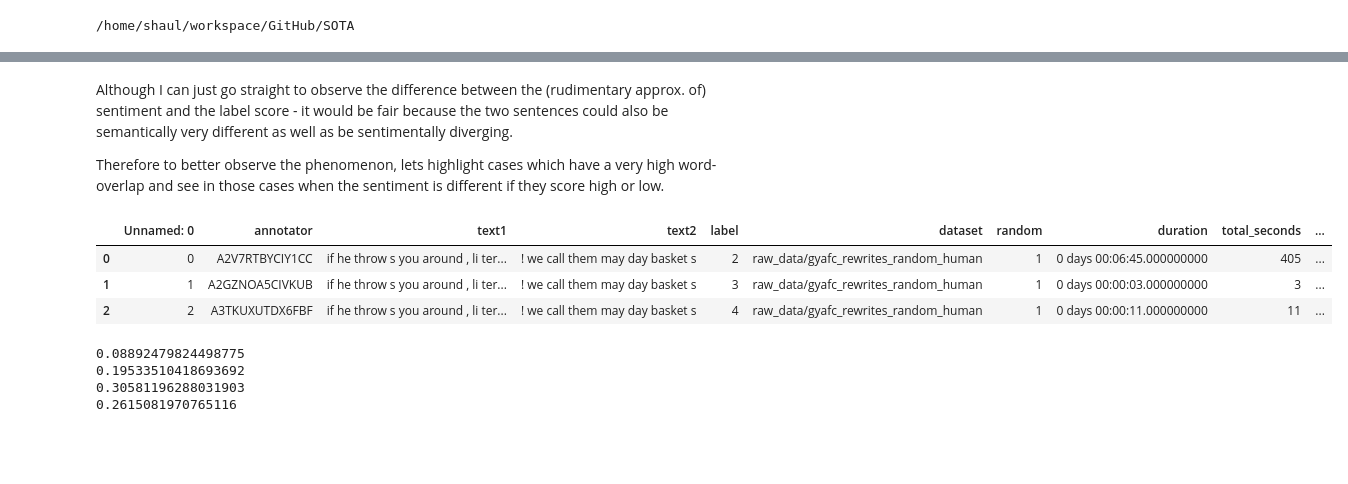
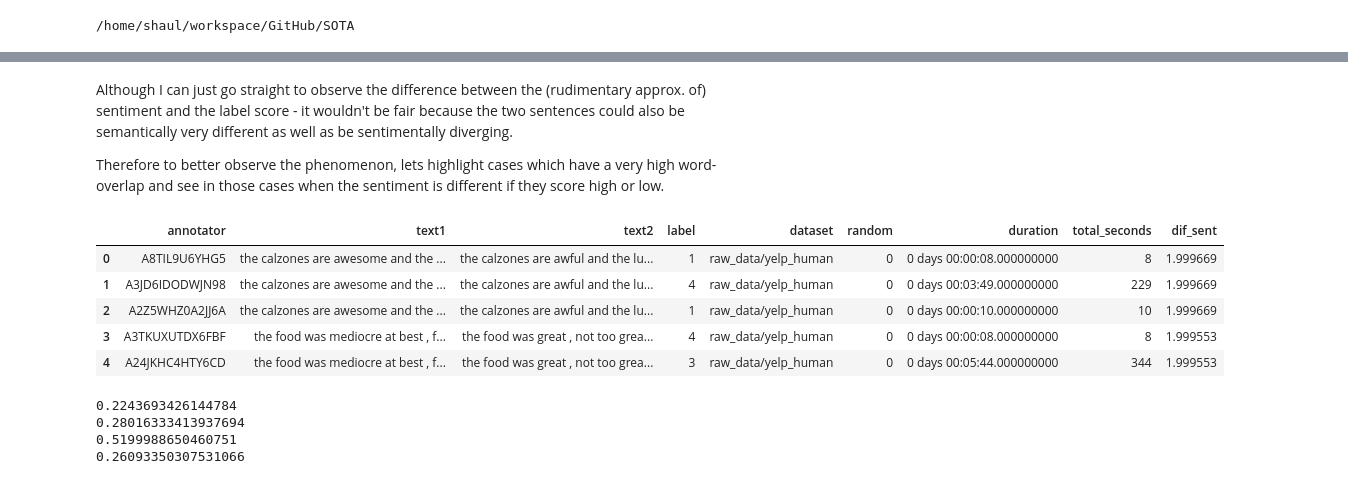
Before and after one commit to Hernanros/SOTA, a Jupyter notebook: notebooks/exploration/[SS]Explore_Sentiment.ipynb, the cells around one changed output, grey strips where cells are left out. Cells and saved outputs as stored; diff of their text form; code cells hidden in the pictures; blank space fills up the shorter version.

```diff
--- a/notebooks/exploration/[SS]Explore_Sentiment.ipynb
+++ b/notebooks/exploration/[SS]Explore_Sentiment.ipynb
@@ -51,16 +60,25 @@ df.head(3)
 # %% [markdown]
-Although I can just go straight to observe the difference between the (rudimentary approx. of) sentiment and the label score - it would be fair because the two sentences could also be semantically very different as well as be sentimentally diverging.
+Although I can just go straight to observe the difference between the (rudimentary approx. of) sentiment and the label score - it wouldn't be fair because the two sentences could also be semantically very different as well as be sentimentally diverging.
 
 Therefore to better observe the phenomenon, lets highlight cases which have a very high word-overlap and see in those cases when the sentiment is different if they score high or low.
-# %%
-df['sentiment_dif'] = abs(df.text1.apply(lambda x: TextBlob(x).sentiment.polarity)-df.text2.apply(lambda x: TextBlob(x).sentiment.polarity))
+# %%
+# Sentiment analysis pipeline
+sentiment_pipe = pipeline("sentiment-analysis")
+# %%
+text1_sent = sentiment_pipe(df.text1.tolist())
+text2_sent = sentiment_pipe(df.text2.tolist())
+# %%
+df['dif_sent'] = abs(np.array([x['score'] if x['label']=="POSITIVE" else (-1*x['score']) for x in text1_sent]) \
+                     - np.array([x['score'] if x['label']=="POSITIVE" else (-1*x['score']) for x in text2_sent]))
 # %%
-df.head(3)
+df.head(5)
 # %% [output]
-|  | Unnamed: 0 | annotator | text1 | text2 | label | dataset | random | duration | total_seconds | ... |
-| 0 | 0 | A2V7RTBYCIY1CC | if he throw s you around , li ter... | ! we call them may day basket s | 2 | raw_data/gyafc_rewrites_random_human | 1 | 0 days 00:06:45.000000000 | 405 | ... |
-| 1 | 1 | A2GZNOA5CIVKUB | if he throw s you around , li ter... | ! we call them may day basket s | 3 | raw_data/gyafc_rewrites_random_human | 1 | 0 days 00:00:03.000000000 | 3 | ... |
-| 2 | 2 | A3TKUXUTDX6FBF | if he throw s you around , li ter... | ! we call them may day basket s | 4 | raw_data/gyafc_rewrites_random_human | 1 | 0 days 00:00:11.000000000 | 11 | ... |
+|  | annotator | text1 | text2 | label | dataset | random | duration | total_seconds | dif_sent |
+| 0 | A8TIL9U6YHG5 | the calzones are awesome and the ... | the calzones are awful and the lu... | 1 | raw_data/yelp_human | 0 | 0 days 00:00:08.000000000 | 8 | 1.999669 |
+| 1 | A3JD6IDODWJN98 | the calzones are awesome and the ... | the calzones are awful and the lu... | 4 | raw_data/yelp_human | 0 | 0 days 00:03:49.000000000 | 229 | 1.999669 |
+| 2 | A2Z5WHZ0A2JJ6A | the calzones are awesome and the ... | the calzones are awful and the lu... | 1 | raw_data/yelp_human | 0 | 0 days 00:00:10.000000000 | 10 | 1.999669 |
+| 3 | A3TKUXUTDX6FBF | the food was mediocre at best , f... | the food was great , not too grea... | 4 | raw_data/yelp_human | 0 | 0 days 00:00:08.000000000 | 8 | 1.999553 |
+| 4 | A24JKHC4HTY6CD | the food was mediocre at best , f... | the food was great , not too grea... | 3 | raw_data/yelp_human | 0 | 0 days 00:05:44.000000000 | 344 | 1.999553 |
 # %%
 pairs = []
 for index, row in df.iterrows():
@@ -68,24 +86,17 @@ for index, row in df.iterrows():
     second_sentence_tokens = row['text2'].strip().split()
     pairs.append((first_sentence_tokens, second_sentence_tokens))
 # %%
-scores_bleu = []
 scores_bleu1 = []
 for first_sentence_tokens, second_sentence_tokens in pairs:
-    score_bleu = sentence_bleu([first_sentence_tokens], second_sentence_tokens)
-    scores_bleu.append(score_bleu)
 
     score_bleu1 = sentence_bleu([first_sentence_tokens], second_sentence_tokens, weights=(1, 0, 0, 0))
     scores_bleu1.append(score_bleu1)
 
-
-print(np.mean(scores_bleu))
-print(np.std(scores_bleu))
-
 print(np.mean(scores_bleu1))
 print(np.std(scores_bleu1))
 # %% [output]
-0.08892479824498775
-0.19533510418693692
-0.30581196288031903
-0.2615081970765116
+0.2243693426144784
+0.28016333413937694
+0.5199988650460751
+0.26093350307531066
 # %%
```
Also changed, not shown: parts of 17 cells of this notebook.
